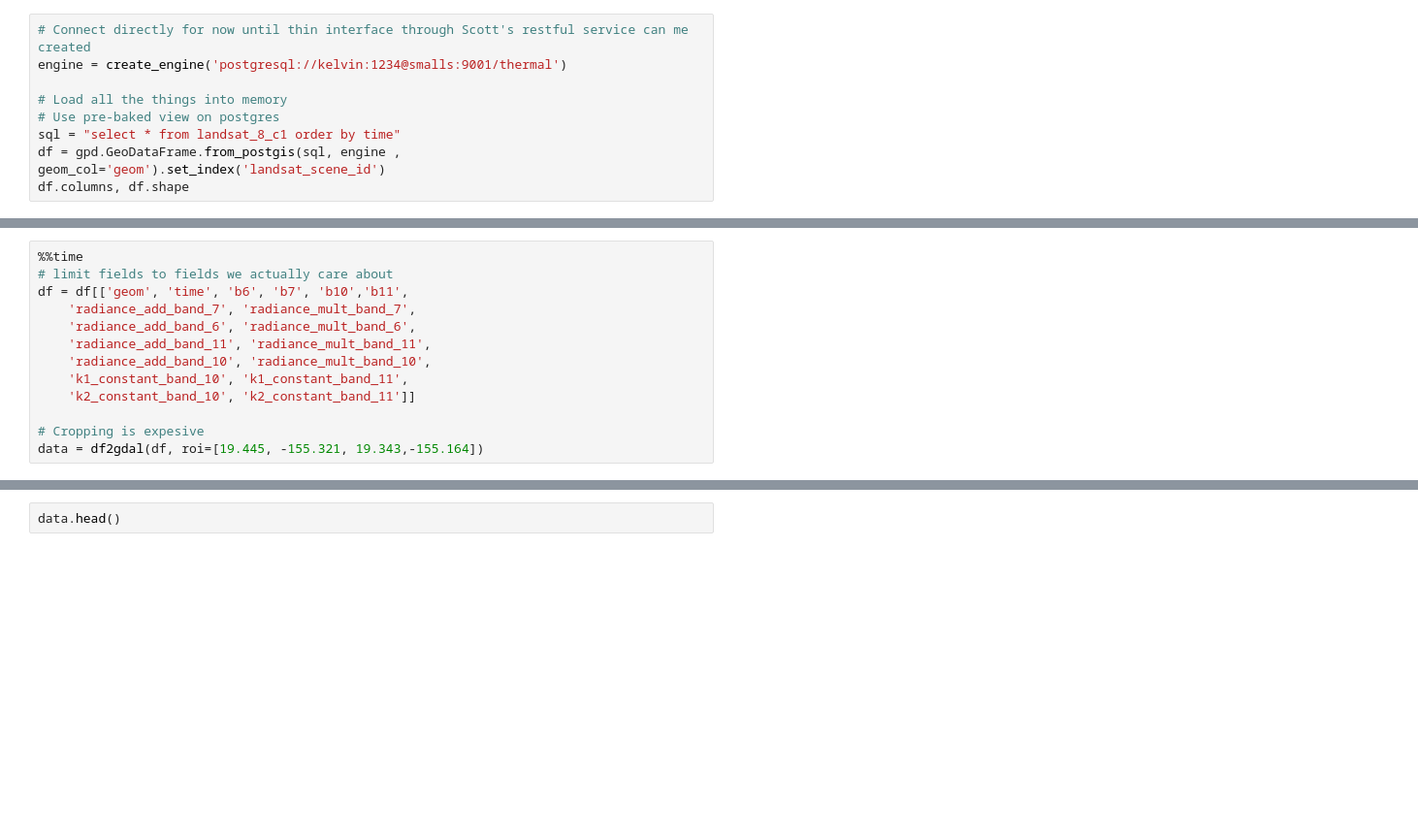
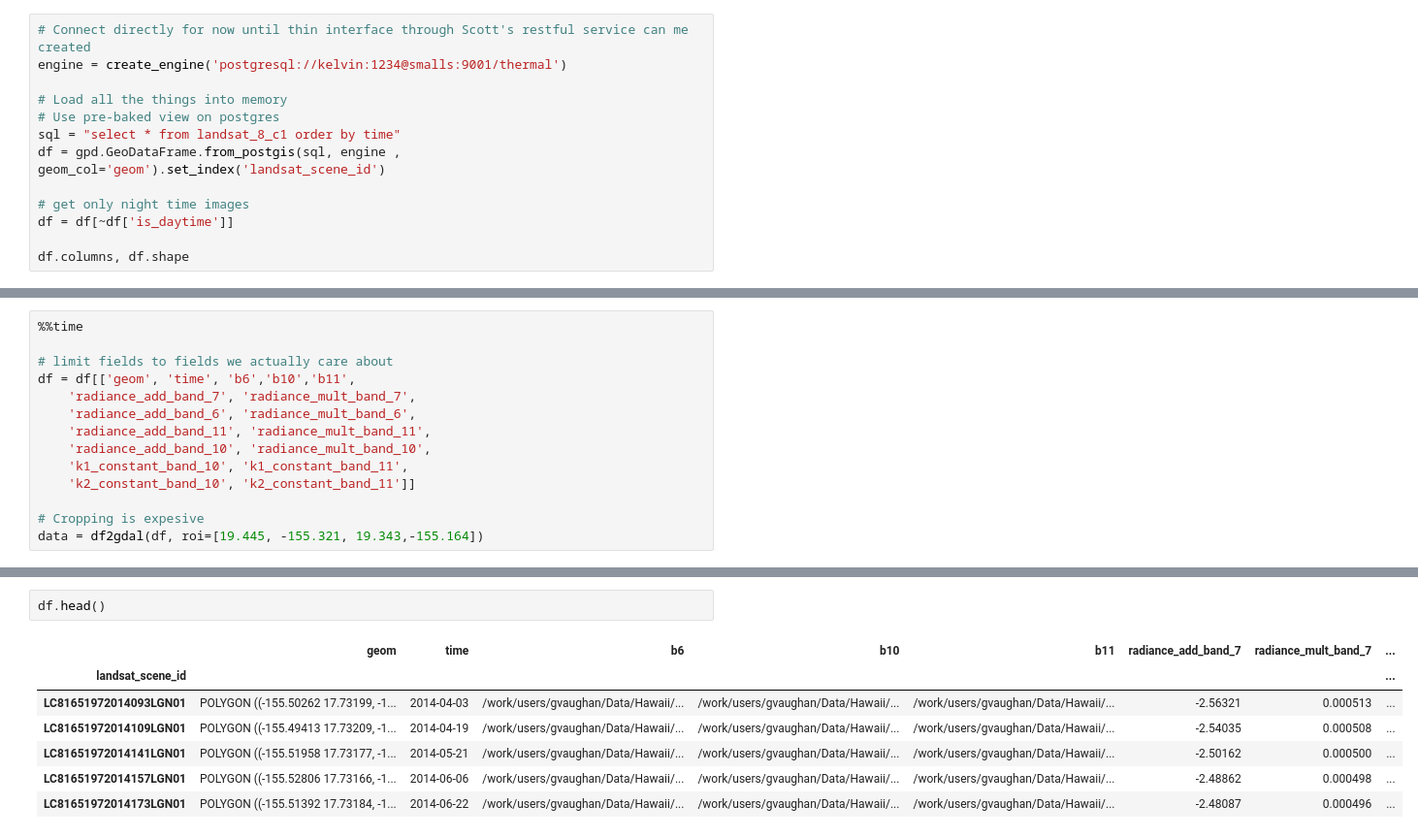
Before and after one commit to Kelvinrr/Notebooks, a Jupyter notebook: thermal_alert.ipynb, the cells around one changed output, grey strips where cells are left out. Shown at 97% size. Saved outputs shown, nothing was run; the diff lists cells and outputs as text; blank space fills up the shorter version.

```diff
--- a/thermal_alert.ipynb
+++ b/thermal_alert.ipynb
@@ -665,6 +744,10 @@ engine = create_engine('postgresql://kelvin:1234@smalls:9001/thermal')
 # Use pre-baked view on postgres
 sql = "select * from landsat_8_c1 order by time"
 df = gpd.GeoDataFrame.from_postgis(sql, engine , geom_col='geom').set_index('landsat_scene_id')
+
+# get only night time images
+df = df[~df['is_daytime']]
+
 df.columns, df.shape
 # %% [output]
 (Index(['geom', 'time', 'b1', 'b2', 'b3', 'b4', 'b5', 'b6', 'b7', 'b8', 'b9',
@@ -687,7 +770,8 @@ df.columns, df.shape
 # %%
 %%time
+
 # limit fields to fields we actually care about
-df = df[['geom', 'time', 'b6', 'b7', 'b10','b11',
+df = df[['geom', 'time', 'b6','b10','b11',
     'radiance_add_band_7', 'radiance_mult_band_7',
     'radiance_add_band_6', 'radiance_mult_band_6',
     'radiance_add_band_11', 'radiance_mult_band_11',
@@ -703,4 +787,12 @@ Wall time: 14min 17s
 # %%
-data.head()
+df.head()
+# %% [output]
+|  | geom | time | b6 | b10 | b11 | radiance_add_band_7 | radiance_mult_band_7 | ... |
+| landsat_scene_id |  |  |  |  |  |  |  | ... |
+| LC81651972014093LGN01 | POLYGON ((-155.50262 17.73199, -1... | 2014-04-03 | /work/users/gvaughan/Data/Hawaii/... | /work/users/gvaughan/Data/Hawaii/... | /work/users/gvaughan/Data/Hawaii/... | -2.56321 | 0.000513 | ... |
+| LC81651972014109LGN01 | POLYGON ((-155.49413 17.73209, -1... | 2014-04-19 | /work/users/gvaughan/Data/Hawaii/... | /work/users/gvaughan/Data/Hawaii/... | /work/users/gvaughan/Data/Hawaii/... | -2.54035 | 0.000508 | ... |
+| LC81651972014141LGN01 | POLYGON ((-155.51958 17.73177, -1... | 2014-05-21 | /work/users/gvaughan/Data/Hawaii/... | /work/users/gvaughan/Data/Hawaii/... | /work/users/gvaughan/Data/Hawaii/... | -2.50162 | 0.000500 | ... |
+| LC81651972014157LGN01 | POLYGON ((-155.52806 17.73166, -1... | 2014-06-06 | /work/users/gvaughan/Data/Hawaii/... | /work/users/gvaughan/Data/Hawaii/... | /work/users/gvaughan/Data/Hawaii/... | -2.48862 | 0.000498 | ... |
+| LC81651972014173LGN01 | POLYGON ((-155.51392 17.73184, -1... | 2014-06-22 | /work/users/gvaughan/Data/Hawaii/... | /work/users/gvaughan/Data/Hawaii/... | /work/users/gvaughan/Data/Hawaii/... | -2.48087 | 0.000496 | ... |
 # %%
 data = df2radiance(data)
```
Also changed, not shown: parts of 19 cells of this notebook, 1 other file.
